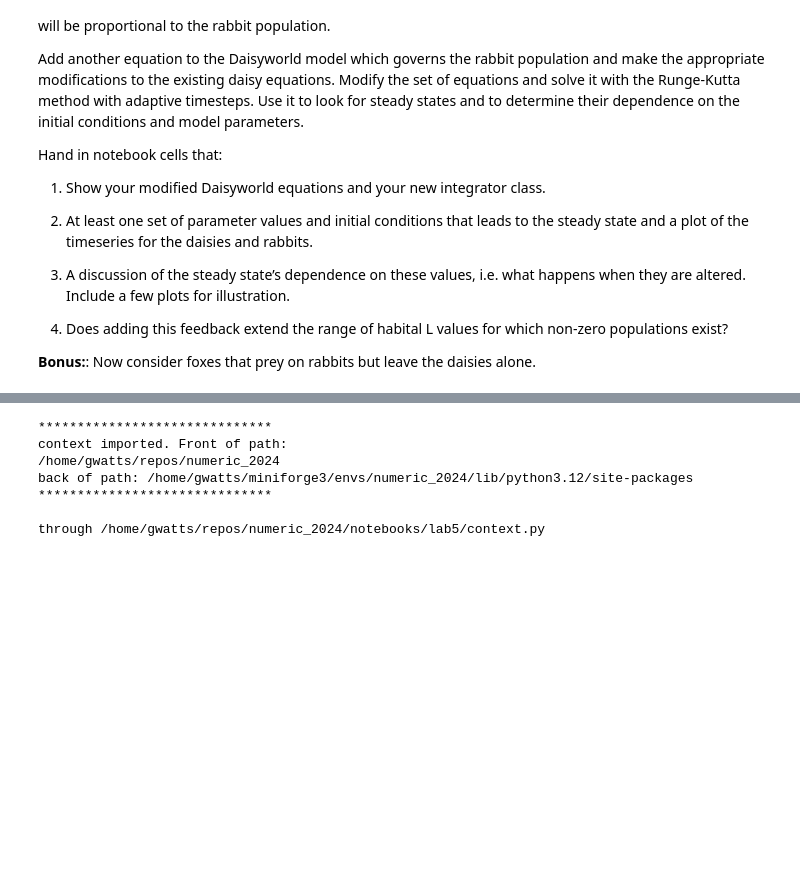
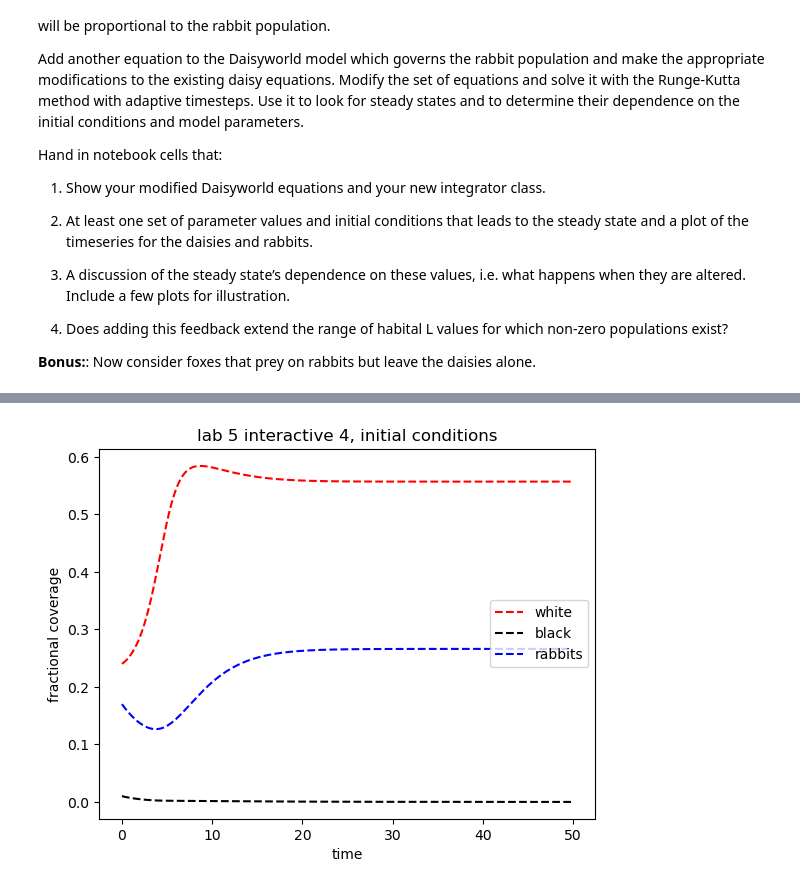
Before and after one commit to gwatts98/numeric_2024, a Jupyter notebook: notebooks/lab5/lab5-gwatts.ipynb, the cells around one changed output, grey strips where cells are left out. Drawn from its saved outputs; the diff is of its cells as text; code cells hidden in the pictures; blank space fills up the shorter version.

Commit message:
Update lab5-gwatts.ipynb
mar 13

```diff
--- a/notebooks/lab5/lab5-gwatts.ipynb
+++ b/notebooks/lab5/lab5-gwatts.ipynb
@@ -244,7 +282,7 @@ class Integ54(Integrator):
         initvars = namedtuple('initvars', self.config['initvars'].keys())
         self.initvars = initvars(**self.config['initvars'])
         self.yinit = np.array(
-            [self.initvars.whiteconc, self.initvars.blackconc, self.initvars.rabbits])
+            [self.initvars.whiteconc, self.initvars.blackconc, self.initvars.rab_i])
         self.nvars = len(self.yinit)
         return None
 
@@ -273,10 +311,10 @@ class Integ54(Integrator):
         temp_w = (eta * (albedo_p - user.albedo_white) + Te_4)**0.25
         return (temp_w, temp_b, temp_e)
 
-    def derivs5(self, y, t, C, rab_i):
+    def derivs5(self, y, t):
         """y[0]=fraction white daisies
            y[1]=fraction black daisies
-           rab=initial rabbits
+           y[2]=initial rabbits
            no feedback between daisies and
            albedo_p (set to ground albedo)
         """
@@ -299,44 +337,45 @@ class Integ54(Integrator):
         #chi is the daisie death rate
         #bare is the fractional coverage of the daisies
 
-        #rabbit birth rate
-        rab_br = rab_i + rab_i*y[0]+y[1]
+        rab_i = y[2]
+        # rabbits can exist on top of daisies
+        barerab = 1.0 - rab_i
 
-        #grazing rate is equal to the number of rabbits * the daisie concentration
-        wd_graze = rab*y[0]
-        bd_graze = rab*y[1]
+        # rabbit birth rate
+        rab_br = user.C * (barerab * (y[0] + y[1]))
+
+        # rabbit grazing rate
+        wd_graze = user.A * rab_i * y[0]
+        bd_graze = user.A * rab_i * y[1]
 
         # create a 1 x 2 element vector to hold the derivitive
+        # the grazing rate is subtracted from the
         f = np.empty_like(y)
-        f[0] = y[0] * (beta_w * bare - user.chi - wd_graze)
-        f[1] = y[1] * (beta_b * bare - user.chi - bd_graze)
+        f[0] = y[0] * (beta_w * bare - user.chi) - wd_graze
+        f[1] = y[1] * (beta_b * bare - user.chi) - bd_graze
 
         # add the rabbit population to f
-        f[2] = rab_i * rab_br * (beta_w * bare - user.chi)
+        f[2] = rab_i * (rab_br * barerab - user.rabchi)
         return f
-# %% [output]
-******************************
-context imported. Front of path:
-/home/gwatts/repos/numeric_2024
-back of path: /home/gwatts/miniforge3/envs/numeric_2024/lib/python3.12/site-packages
-******************************
-
-through /home/gwatts/repos/numeric_2024/notebooks/lab5/context.py
 # %%
 # Solve and plot for problem initial
 import matplotlib.pyplot as plt
 import pandas as pd
 
 theSolver = Integ54('initial-grace.yaml')
 timevals, yvals, errorlist = theSolver.timeloop5fixed()
-daisies = pd.DataFrame(yvals, columns=['white', 'black'])
+daisies = pd.DataFrame(yvals, columns=['white', 'black', 'rabbits'])
 
 thefig, theAx = plt.subplots(1, 1)
 line1, = theAx.plot(timevals, daisies['white'])
 line2, = theAx.plot(timevals, daisies['black'])
+line3, = theAx.plot(timevals, daisies['rabbits'])
 line1.set(linestyle='--', color='r', label='white')
 line2.set(linestyle='--', color='k', label='black')
+line3.set(linestyle='--', color='b', label='rabbits')
 theAx.set_title('lab 5 interactive 4, initial conditions')
 theAx.set_xlabel('time')
 theAx.set_ylabel('fractional coverage')
 out = theAx.legend(loc='center right')
+# %% [output]
+[figure, added]
```
Also changed, not shown: parts of 3 cells of this notebook.
